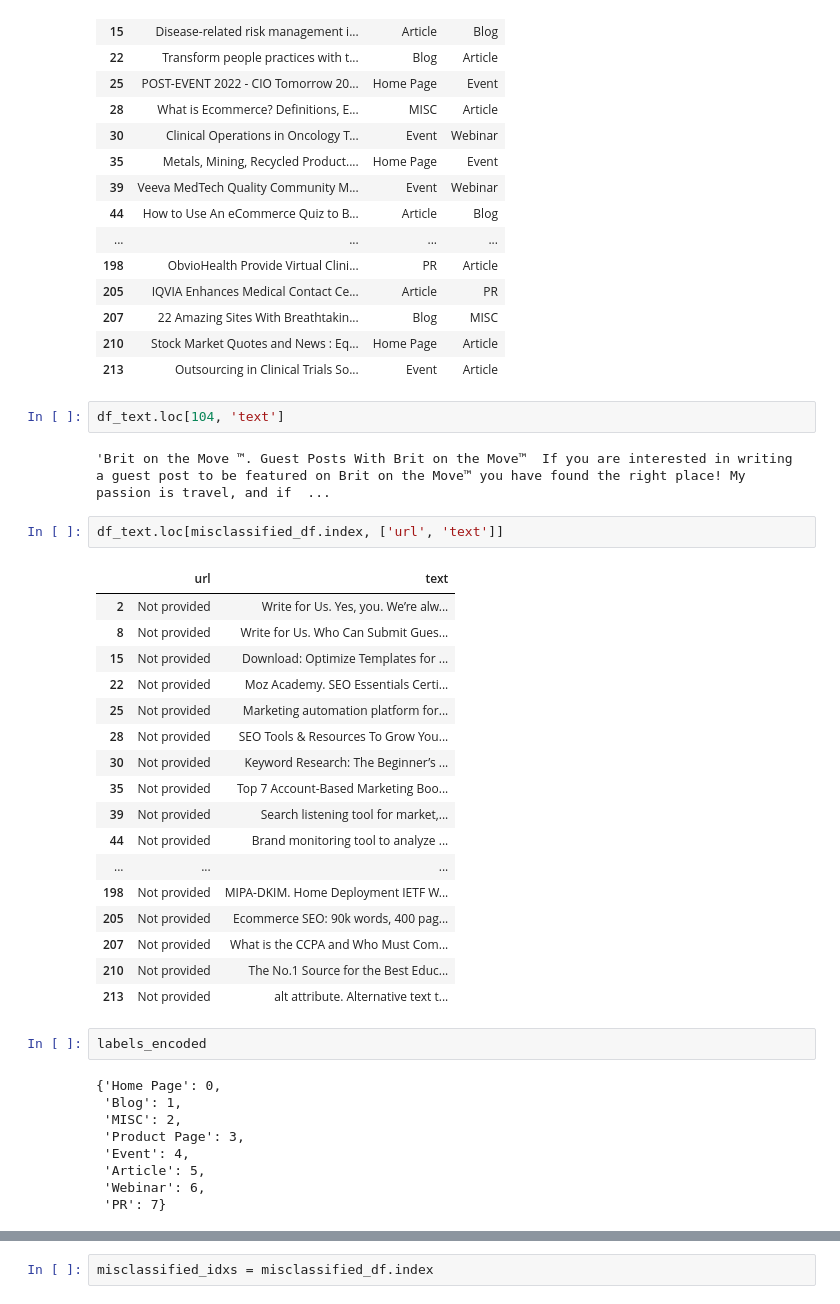
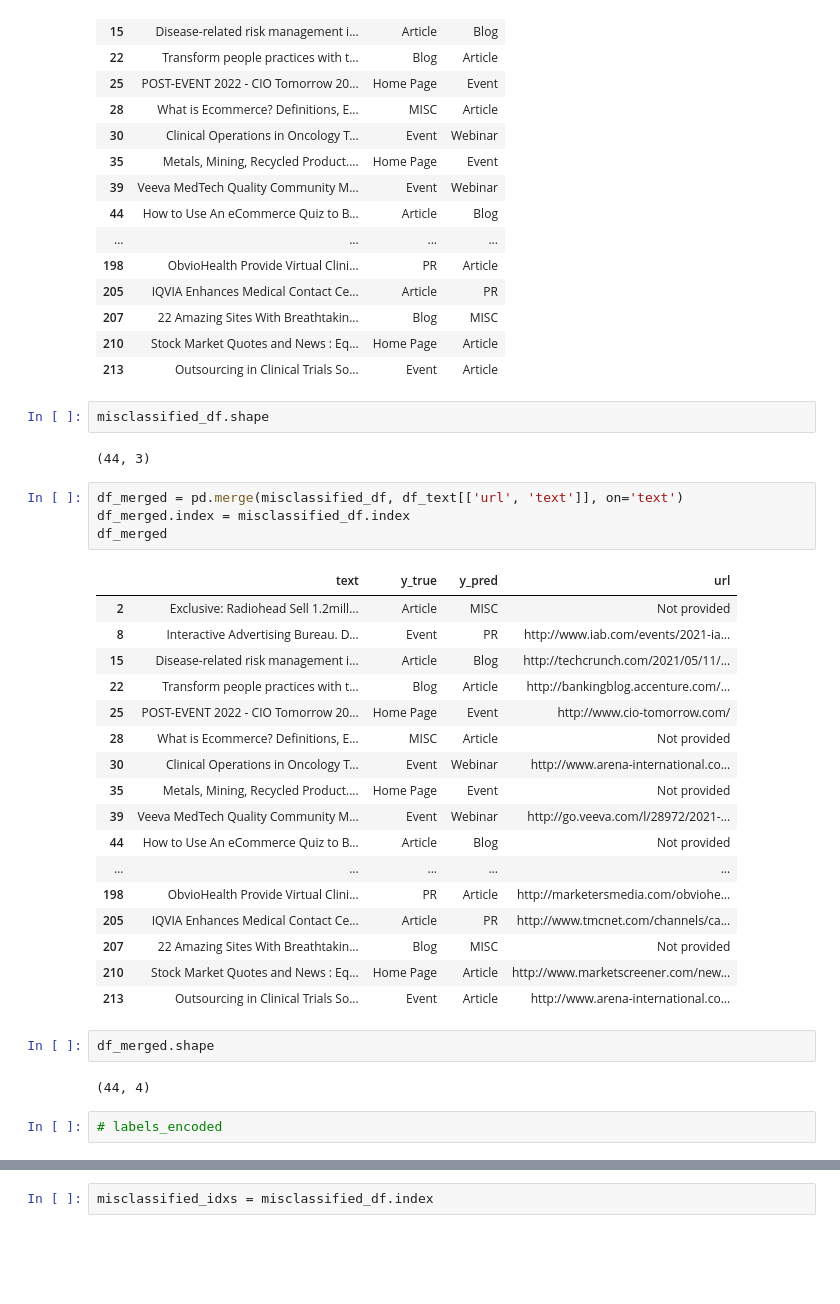
Before and after one commit to hmatzner/text-classification, a Jupyter notebook: url_classification.ipynb, the cells around one changed output, grey strips where cells are left out. Saved outputs shown, nothing was run; the diff lists cells and outputs as text; blank space fills up the shorter version.

```diff
--- a/url_classification.ipynb
+++ b/url_classification.ipynb
@@ -2398,38 +2483,35 @@ misclassified_df
 | 207 | 22 Amazing Sites With Breathtakin... | Blog | MISC |
 | 210 | Stock Market Quotes and News : Eq... | Home Page | Article |
 | 213 | Outsourcing in Clinical Trials So... | Event | Article |
-# %%
-df_text.loc[104, 'text']
-# %% [output]
-'Brit on the Move ™. Guest Posts With Brit on the Move™  If you are interested in writing a guest post to be featured on Brit on the Move™ you have found the right place! My passion is travel, and if  ...
-# %%
-df_text.loc[misclassified_df.index, ['url', 'text']]
-# %% [output]
-|  | url | text |
-| 2 | Not provided | Write for Us. Yes, you. We’re alw... |
-| 8 | Not provided | Write for Us. Who Can Submit Gues... |
-| 15 | Not provided | Download: Optimize Templates for ... |
-| 22 | Not provided | Moz Academy. SEO Essentials Certi... |
-| 25 | Not provided | Marketing automation platform for... |
-| 28 | Not provided | SEO Tools & Resources To Grow You... |
-| 30 | Not provided | Keyword Research: The Beginner’s ... |
-| 35 | Not provided | Top 7 Account-Based Marketing Boo... |
-| 39 | Not provided | Search listening tool for market,... |
-| 44 | Not provided | Brand monitoring tool to analyze ... |
-| ... | ... | ... |
-| 198 | Not provided | MIPA-DKIM. Home Deployment IETF W... |
-| 205 | Not provided | Ecommerce SEO: 90k words, 400 pag... |
-| 207 | Not provided | What is the CCPA and Who Must Com... |
-| 210 | Not provided | The No.1 Source for the Best Educ... |
-| 213 | Not provided | alt attribute. Alternative text t... |
-# %%
-labels_encoded
-# %% [output]
-{'Home Page': 0,
- 'Blog': 1,
- 'MISC': 2,
- 'Product Page': 3,
- 'Event': 4,
- 'Article': 5,
- 'Webinar': 6,
- 'PR': 7}
+# %%
+misclassified_df.shape
+# %% [output]
+(44, 3)
+# %%
+df_merged = pd.merge(misclassified_df, df_text[['url', 'text']], on='text')
+df_merged.index = misclassified_df.index
+df_merged
+# %% [output]
+|  | text | y_true | y_pred | url |
+| 2 | Exclusive: Radiohead Sell 1.2mill... | Article | MISC | Not provided |
+| 8 | Interactive Advertising Bureau. D... | Event | PR | http://www.iab.com/events/2021-ia... |
+| 15 | Disease-related risk management i... | Article | Blog | http://techcrunch.com/2021/05/11/... |
+| 22 | Transform people practices with t... | Blog | Article | http://bankingblog.accenture.com/... |
+| 25 | POST-EVENT 2022 - CIO Tomorrow 20... | Home Page | Event | http://www.cio-tomorrow.com/ |
+| 28 | What is Ecommerce? Definitions, E... | MISC | Article | Not provided |
+| 30 | Clinical Operations in Oncology T... | Event | Webinar | http://www.arena-international.co... |
+| 35 | Metals, Mining, Recycled Product.... | Home Page | Event | Not provided |
+| 39 | Veeva MedTech Quality Community M... | Event | Webinar | http://go.veeva.com/l/28972/2021-... |
+| 44 | How to Use An eCommerce Quiz to B... | Article | Blog | Not provided |
+| ... | ... | ... | ... | ... |
+| 198 | ObvioHealth Provide Virtual Clini... | PR | Article | http://marketersmedia.com/obviohe... |
+| 205 | IQVIA Enhances Medical Contact Ce... | Article | PR | http://www.tmcnet.com/channels/ca... |
+| 207 | 22 Amazing Sites With Breathtakin... | Blog | MISC | Not provided |
+| 210 | Stock Market Quotes and News : Eq... | Home Page | Article | http://www.marketscreener.com/new... |
+| 213 | Outsourcing in Clinical Trials So... | Event | Article | http://www.arena-international.co... |
+# %%
+df_merged.shape
+# %% [output]
+(44, 4)
+# %%
+# labels_encoded
```
Also changed, not shown: parts of 44 cells of this notebook.
